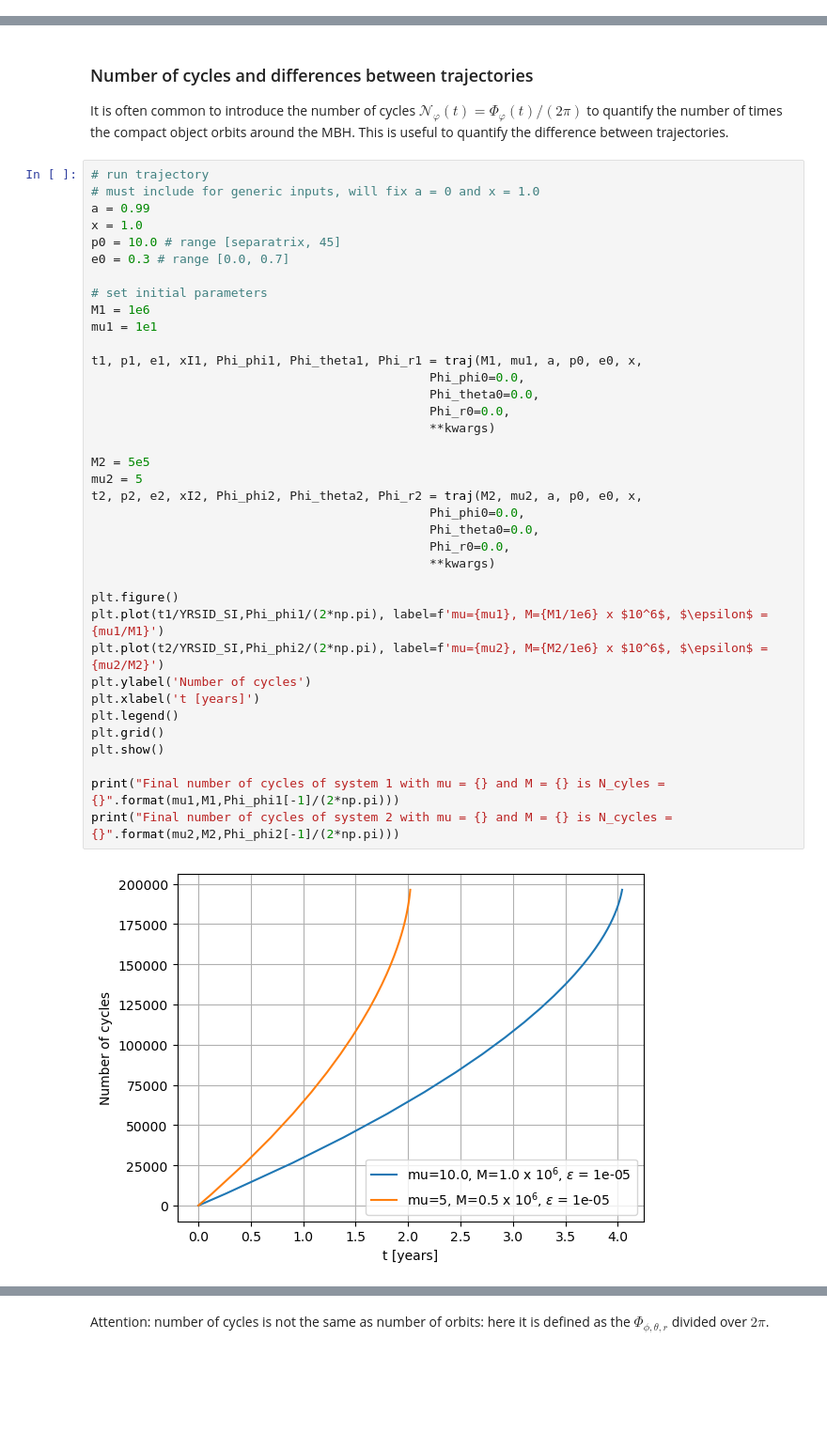
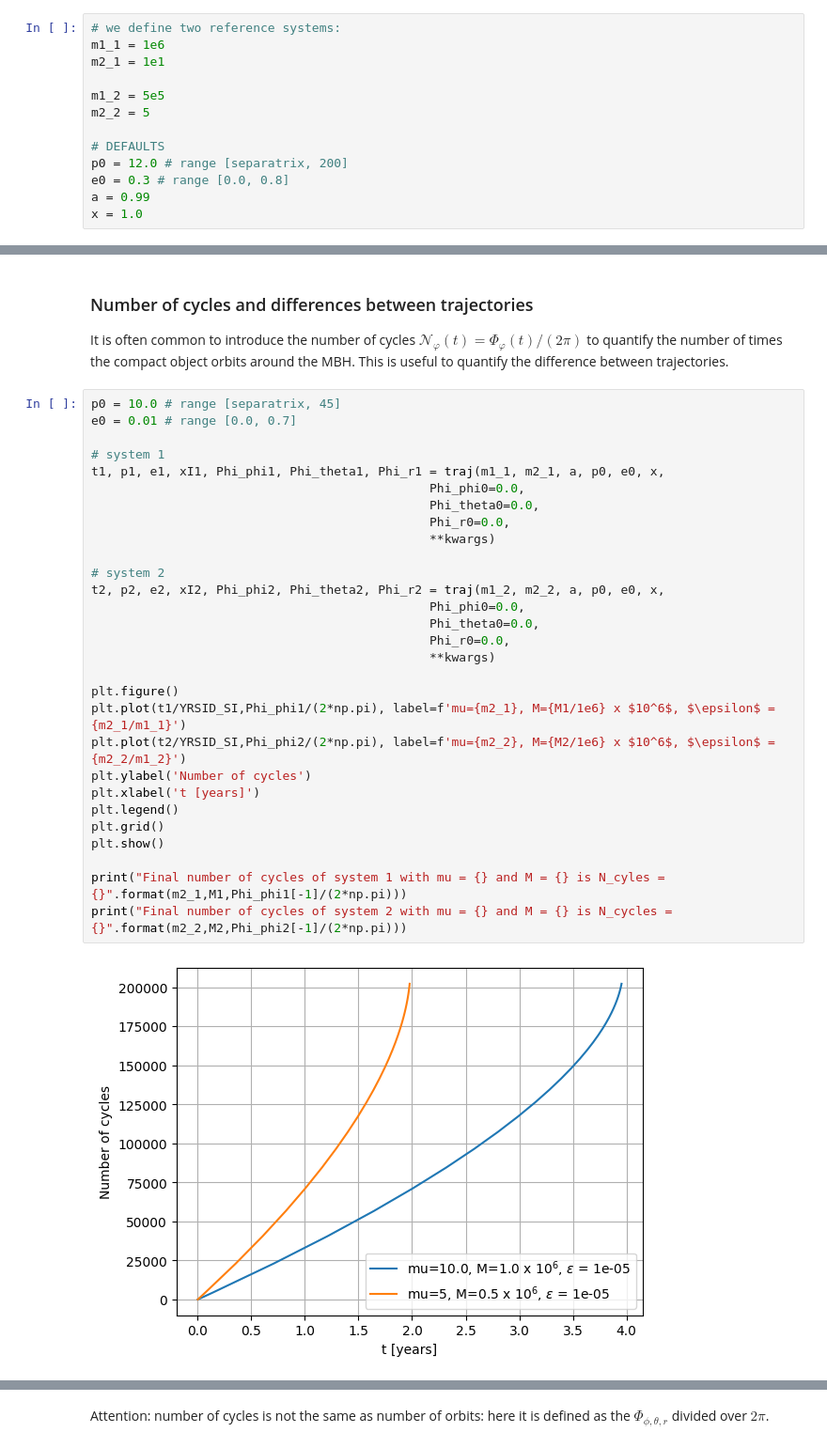
Before and after one commit to BertDepoorter/FEW-tutorial, a Jupyter notebook: FEW_tutorial.ipynb, the cells around one changed output, grey strips where cells are left out. Shown at 94% size. Cells and saved outputs as stored; diff of their text form; blank space fills up the shorter version.

```diff
--- a/FEW_tutorial.ipynb
+++ b/FEW_tutorial.ipynb
@@ -564,5 +580,18 @@ You should find that:
 1. The relation between time-duration and eccentricity is weak.
 2. The relation between time-duration and semi-latus rectum is exponential.
 3. The relation between time-duration and $M/\epsilon$ is perfectly linear.
+# %%
+# we define two reference systems:
+m1_1 = 1e6
+m2_1 = 1e1
+
+m1_2 = 5e5
+m2_2 = 5
+
+# DEFAULTS
+p0 = 12.0 # range [separatrix, 200]
+e0 = 0.3 # range [0.0, 0.8]
+a = 0.99
+x = 1.0
 # %%
 # Time duration vs initial eccentricity -- It's your turn!
@@ -684,41 +675,33 @@ kwargs = dict(dt=10.0, # initial time setp,
 ### Number of cycles and differences between trajectories
 It is often common to introduce the number of cycles $\mathcal{N}_\varphi (t)= \Phi_\varphi(t)/(2\pi)$ to quantify the number of times the compact object orbits around the MBH. This is useful to quantify the difference between trajectories.
 # %%
-# run trajectory
-# must include for generic inputs, will fix a = 0 and x = 1.0
-a = 0.99
-x = 1.0
 p0 = 10.0 # range [separatrix, 45]
-e0 = 0.3 # range [0.0, 0.7]
+e0 = 0.01 # range [0.0, 0.7]
 
-# set initial parameters
-M1 = 1e6
-mu1 = 1e1
-
-t1, p1, e1, xI1, Phi_phi1, Phi_theta1, Phi_r1 = traj(M1, mu1, a, p0, e0, x,
+# system 1
+t1, p1, e1, xI1, Phi_phi1, Phi_theta1, Phi_r1 = traj(m1_1, m2_1, a, p0, e0, x,
                                               Phi_phi0=0.0,
                                               Phi_theta0=0.0,
                                               Phi_r0=0.0,
                                               **kwargs)
 
-M2 = 5e5
-mu2 = 5
-t2, p2, e2, xI2, Phi_phi2, Phi_theta2, Phi_r2 = traj(M2, mu2, a, p0, e0, x,
+# system 2
+t2, p2, e2, xI2, Phi_phi2, Phi_theta2, Phi_r2 = traj(m1_2, m2_2, a, p0, e0, x,
                                               Phi_phi0=0.0,
                                               Phi_theta0=0.0,
                                               Phi_r0=0.0,
                                               **kwargs)
 
 plt.figure()
-plt.plot(t1/YRSID_SI,Phi_phi1/(2*np.pi), label=f'mu={mu1}, M={M1/1e6} x $10^6$, $\epsilon$ = {mu1/M1}')
-plt.plot(t2/YRSID_SI,Phi_phi2/(2*np.pi), label=f'mu={mu2}, M={M2/1e6} x $10^6$, $\epsilon$ = {mu2/M2}')
+plt.plot(t1/YRSID_SI,Phi_phi1/(2*np.pi), label=f'mu={m2_1}, M={M1/1e6} x $10^6$, $\epsilon$ = {m2_1/m1_1}')
+plt.plot(t2/YRSID_SI,Phi_phi2/(2*np.pi), label=f'mu={m2_2}, M={M2/1e6} x $10^6$, $\epsilon$ = {m2_2/m1_2}')
 plt.ylabel('Number of cycles')
 plt.xlabel('t [years]')
 plt.legend()
 plt.grid()
 plt.show()
 
-print("Final number of cycles of system 1 with mu = {} and M = {} is N_cyles = {}".format(mu1,M1,Phi_phi1[-1]/(2*np.pi)))
-print("Final number of cycles of system 2 with mu = {} and M = {} is N_cycles = {}".format(mu2,M2,Phi_phi2[-1]/(2*np.pi)))
+print("Final number of cycles of system 1 with mu = {} and M = {} is N_cyles = {}".format(m2_1,M1,Phi_phi1[-1]/(2*np.pi)))
+print("Final number of cycles of system 2 with mu = {} and M = {} is N_cycles = {}".format(m2_2,M2,Phi_phi2[-1]/(2*np.pi)))
 # %% [output]
-[figure, old version]
+[figure, new version]
```
Also changed, not shown: parts of 62 cells of this notebook.
